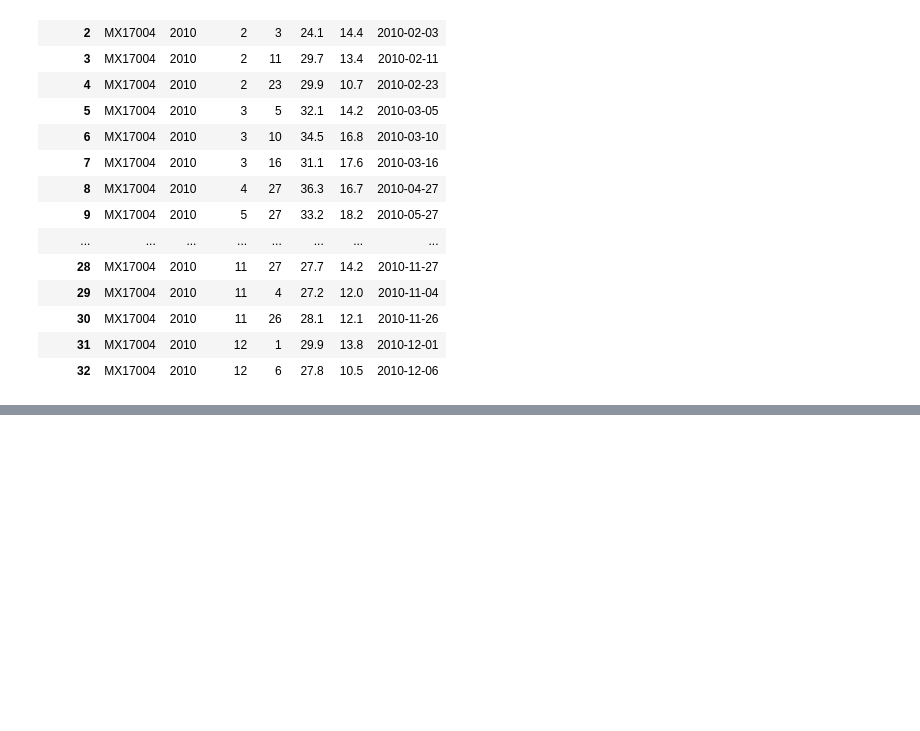
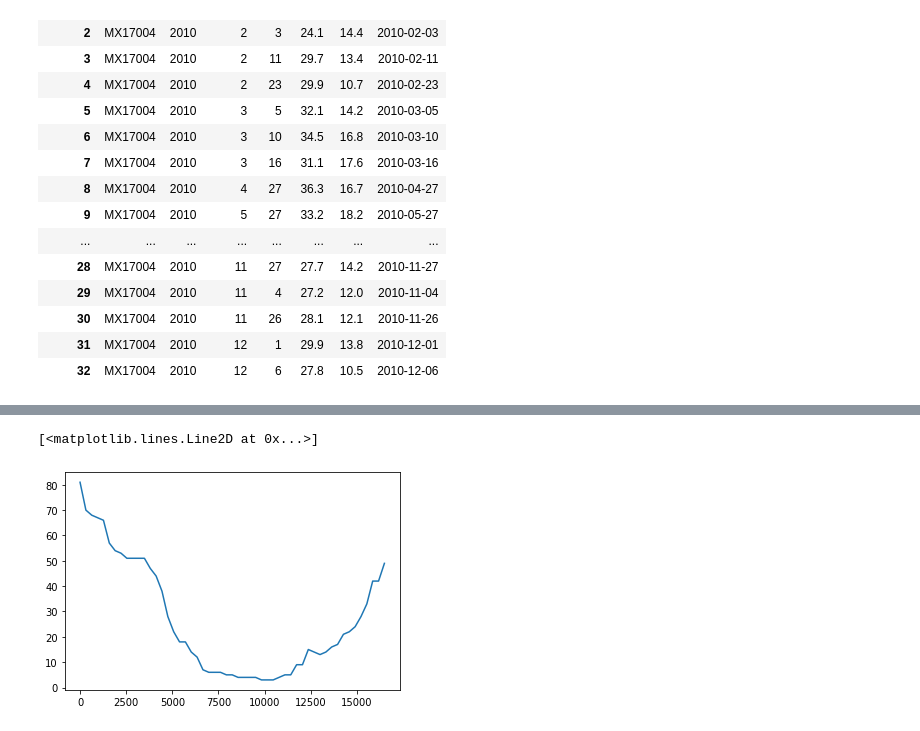
Before and after one commit to misteryco/math_concepts, a Jupyter notebook: ds_lecture_two.ipynb, the cells around one changed output, grey strips where cells are left out. Cells and saved outputs as stored; diff of their text form; code cells hidden in the pictures; blank space fills up the shorter version.

```diff
--- a/ds_lecture_two.ipynb
+++ b/ds_lecture_two.ipynb
@@ -199,0 +224,7 @@ weather_data.to_csv('data/ds_l2/clean_data.csv')
+# %%
+bilboard = bilboard.rename(columns={'date.entered': 'date_entered'})
+# %%
+bilboard_tidy = bilboard.melt(
+    id_vars=['year', 'artist', 'track', 'time', 'date_entered'],
+    var_name='week',
+    value_name='position')
@@ -199,0 +235,2 @@ weather_data.to_csv('data/ds_l2/clean_data.csv')
+# %%
+bilboard_tidy.week = bilboard_tidy.week.str.slice(2).astype(int)
@@ -199,0 +257,2 @@ weather_data.to_csv('data/ds_l2/clean_data.csv')
+# %%
+bilboard_tidy = bilboard_tidy.dropna()
@@ -199,0 +291,5 @@ weather_data.to_csv('data/ds_l2/clean_data.csv')
+# %%
+plt.plot(bilboard_tidy[(bilboard_tidy.artist == '3 Doors Down') & (bilboard_tidy.track == 'Kryptonite')].position)
+# %% [output]
+[<matplotlib.lines.Line2D at 0x...>]
+[figure, added]
```
Also changed, not shown: parts of 9 cells of this notebook.
